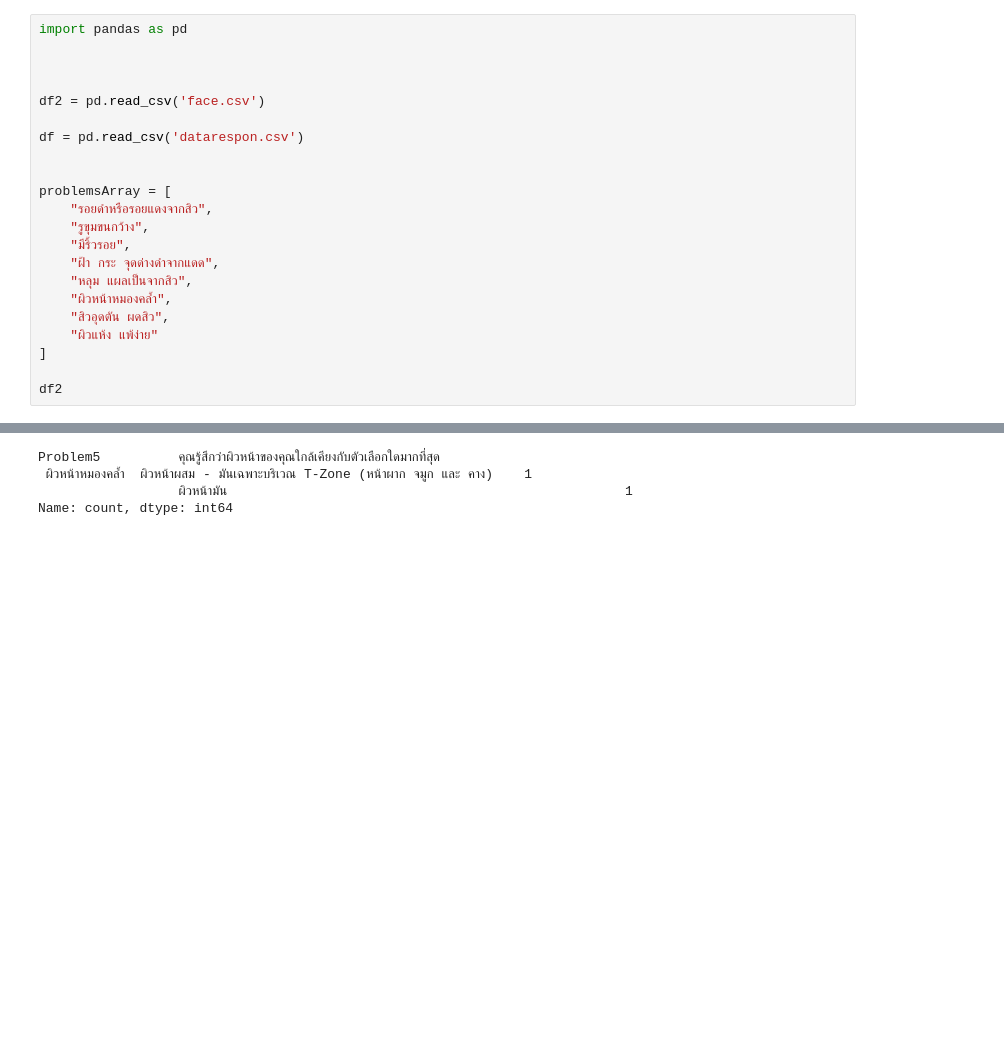
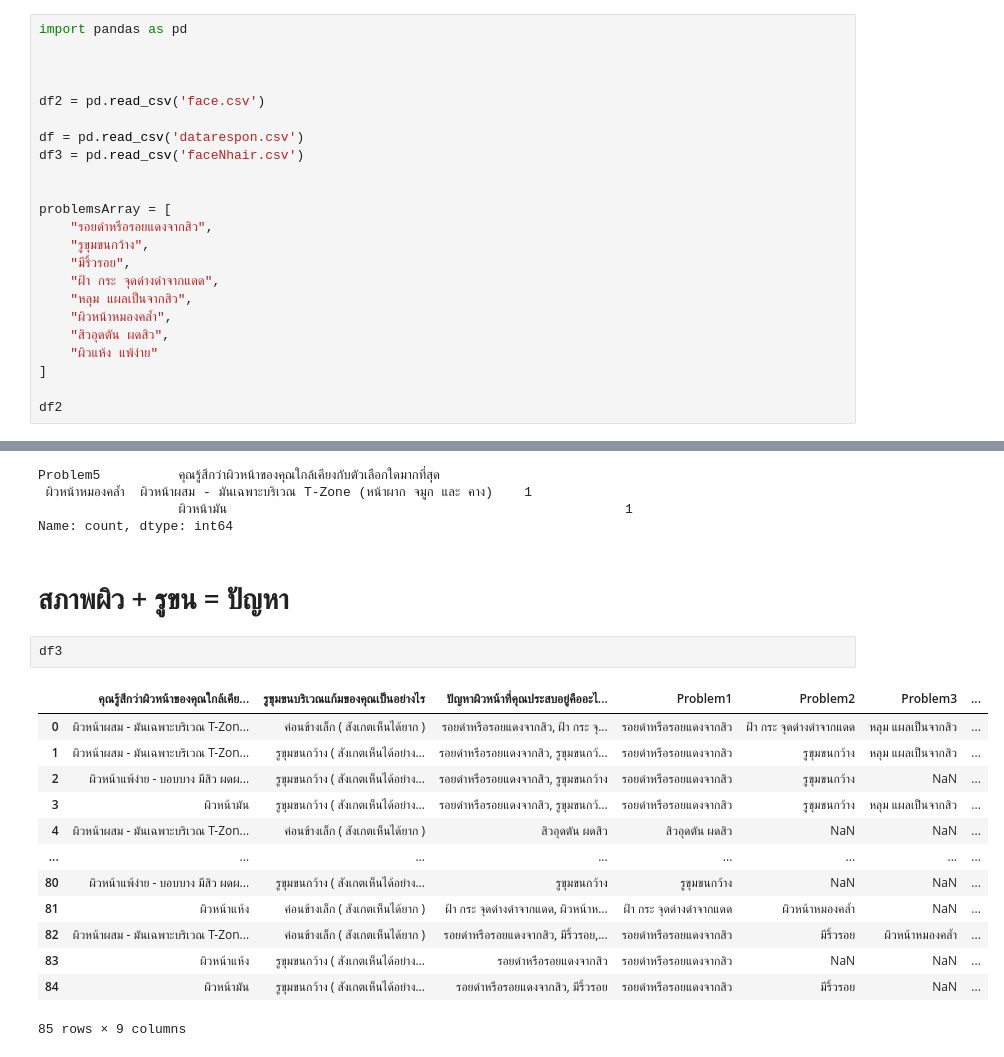
Before and after one commit to Narutchai01/SE_BA, a Jupyter notebook: interface.ipynb, the cells around one changed output, grey strips where cells are left out. Saved outputs shown, nothing was run; the diff lists cells and outputs as text; blank space fills up the shorter version.

Commit message:
สภาพผิว + รูขน = ปัญหา

```diff
--- a/interface.ipynb
+++ b/interface.ipynb
@@ -6,6 +6,7 @@ import pandas as pd
 df2 = pd.read_csv('face.csv')
 
 df = pd.read_csv('datarespon.csv')
+df3 = pd.read_csv('faceNhair.csv')
 
 
 problemsArray = [
@@ -131,3 +132,21 @@ Problem5          คุณรู้สึกว่าผิวหน้าข
  ผิวหน้าหมองคล้ำ  ผิวหน้าผสม - มันเฉพาะบริเวณ T-Zone (หน้าผาก จมูก และ คาง)    1
                   ผิวหน้ามัน                                                   1
 Name: count, dtype: int64
+# %% [markdown]
+# สภาพผิว + รูขน = ปัญหา
+# %%
+df3
+# %% [output]
+|  | คุณรู้สึกว่าผิวหน้าของคุณใกล้เคีย... | รูขุมขนบริเวณแก้มของคุณเป็นอย่างไร | ปัญหาผิวหน้าที่คุณประสบอยู่คืออะไ... | Problem1 | Problem2 | Problem3 | ... |
+| 0 | ผิวหน้าผสม - มันเฉพาะบริเวณ T-Zon... | ค่อนข้างเล็ก ( สังเกตเห็นได้ยาก ) | รอยดำหรือรอยแดงจากสิว, ฝ้า กระ จุ... | รอยดำหรือรอยแดงจากสิว | ฝ้า กระ จุดด่างดำจากแดด | หลุม แผลเป็นจากสิว | ... |
+| 1 | ผิวหน้าผสม - มันเฉพาะบริเวณ T-Zon... | รูขุมขนกว้าง ( สังเกตเห็นได้อย่าง... | รอยดำหรือรอยแดงจากสิว, รูขุมขนกว้... | รอยดำหรือรอยแดงจากสิว | รูขุมขนกว้าง | หลุม แผลเป็นจากสิว | ... |
+| 2 | ผิวหน้าแพ้ง่าย - บอบบาง มีสิว ผดผ... | รูขุมขนกว้าง ( สังเกตเห็นได้อย่าง... | รอยดำหรือรอยแดงจากสิว, รูขุมขนกว้าง | รอยดำหรือรอยแดงจากสิว | รูขุมขนกว้าง | NaN | ... |
+| 3 | ผิวหน้ามัน | รูขุมขนกว้าง ( สังเกตเห็นได้อย่าง... | รอยดำหรือรอยแดงจากสิว, รูขุมขนกว้... | รอยดำหรือรอยแดงจากสิว | รูขุมขนกว้าง | หลุม แผลเป็นจากสิว | ... |
+| 4 | ผิวหน้าผสม - มันเฉพาะบริเวณ T-Zon... | ค่อนข้างเล็ก ( สังเกตเห็นได้ยาก ) | สิวอุดตัน ผดสิว | สิวอุดตัน ผดสิว | NaN | NaN | ... |
+| ... | ... | ... | ... | ... | ... | ... | ... |
+| 80 | ผิวหน้าแพ้ง่าย - บอบบาง มีสิว ผดผ... | รูขุมขนกว้าง ( สังเกตเห็นได้อย่าง... | รูขุมขนกว้าง | รูขุมขนกว้าง | NaN | NaN | ... |
+| 81 | ผิวหน้าแห้ง | ค่อนข้างเล็ก ( สังเกตเห็นได้ยาก ) | ฝ้า กระ จุดด่างดำจากแดด, ผิวหน้าห... | ฝ้า กระ จุดด่างดำจากแดด | ผิวหน้าหมองคล้ำ | NaN | ... |
+| 82 | ผิวหน้าผสม - มันเฉพาะบริเวณ T-Zon... | ค่อนข้างเล็ก ( สังเกตเห็นได้ยาก ) | รอยดำหรือรอยแดงจากสิว, มีริ้วรอย,... | รอยดำหรือรอยแดงจากสิว | มีริ้วรอย | ผิวหน้าหมองคล้ำ | ... |
+| 83 | ผิวหน้าแห้ง | รูขุมขนกว้าง ( สังเกตเห็นได้อย่าง... | รอยดำหรือรอยแดงจากสิว | รอยดำหรือรอยแดงจากสิว | NaN | NaN | ... |
+| 84 | ผิวหน้ามัน | รูขุมขนกว้าง ( สังเกตเห็นได้อย่าง... | รอยดำหรือรอยแดงจากสิว, มีริ้วรอย | รอยดำหรือรอยแดงจากสิว | มีริ้วรอย | NaN | ... |
+85 rows × 9 columns
```
Also changed, not shown: parts of 6 cells of this notebook, 1 other file.
